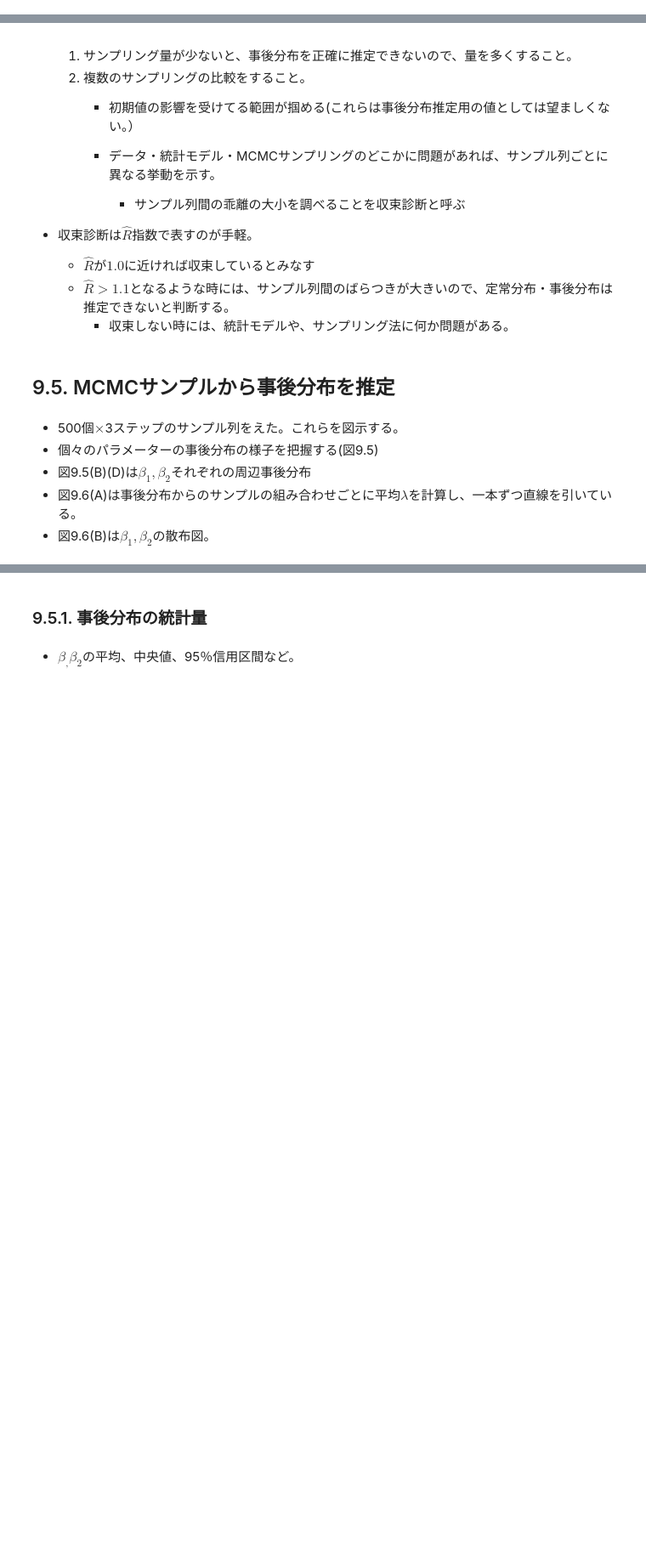
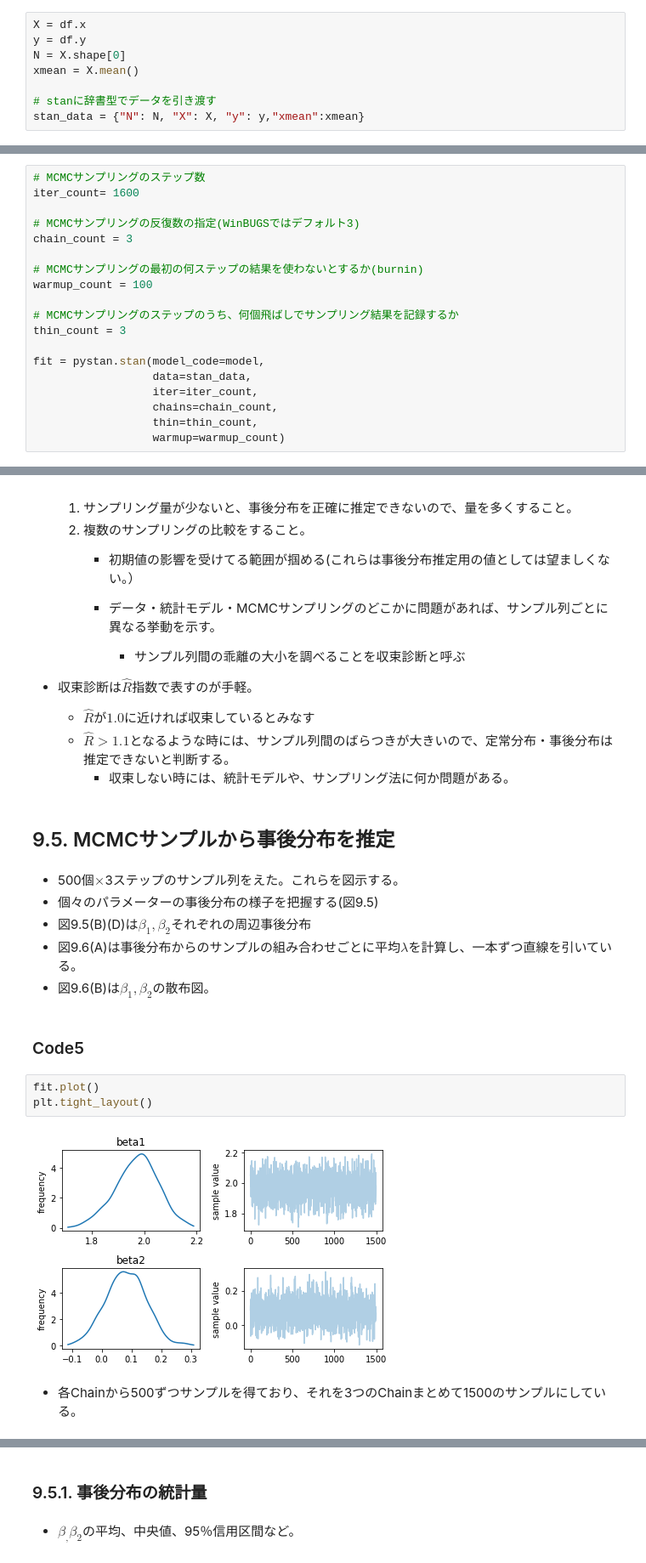
Before and after one commit to takitsuba/midoribon, a Jupyter notebook: Chap9/Chap9.ipynb, the cells around one changed output, grey strips where cells are left out. Shown at 85% size. Saved outputs shown, nothing was run; the diff lists cells and outputs as text; blank space fills up the shorter version.

```diff
--- a/Chap9/Chap9.ipynb
+++ b/Chap9/Chap9.ipynb
@@ -73,0 +164,8 @@ A.
+# %%
+X = df.x
+y = df.y
+N = X.shape[0]
+xmean = X.mean()
+
+# stanに辞書型でデータを引き渡す
+stan_data = {"N": N, "X": X, "y": y,"xmean":xmean}
@@ -73,0 +174,19 @@ A.
+# %%
+# MCMCサンプリングのステップ数
+iter_count= 1600
+
+# MCMCサンプリングの反復数の指定(WinBUGSではデフォルト3)
+chain_count = 3
+
+# MCMCサンプリングの最初の何ステップの結果を使わないとするか(burnin)
+warmup_count = 100
+
+# MCMCサンプリングのステップのうち、何個飛ばしでサンプリング結果を記録するか
+thin_count = 3
+
+fit = pystan.stan(model_code=model,
+                  data=stan_data,
+                  iter=iter_count,
+                  chains=chain_count,
+                  thin=thin_count,
+                  warmup=warmup_count)
@@ -95,3 +218,12 @@ A.
 * 図9.5(B)(D)は$\beta_1,\beta_2$それぞれの周辺事後分布
 * 図9.6(A)は事後分布からのサンプルの組み合わせごとに平均$\lambda$を計算し、一本ずつ直線を引いている。
 * 図9.6(B)は$\beta_1,\beta_2$の散布図。
+# %% [markdown]
+### Code5
+# %%
+fit.plot()
+plt.tight_layout()
+# %% [output]
+[figure, added]
+# %% [markdown]
+* 各Chainから500ずつサンプルを得ており、それを3つのChainまとめて1500のサンプルにしている。
```
Also changed, not shown: parts of 33 cells of this notebook, 5 other files.
